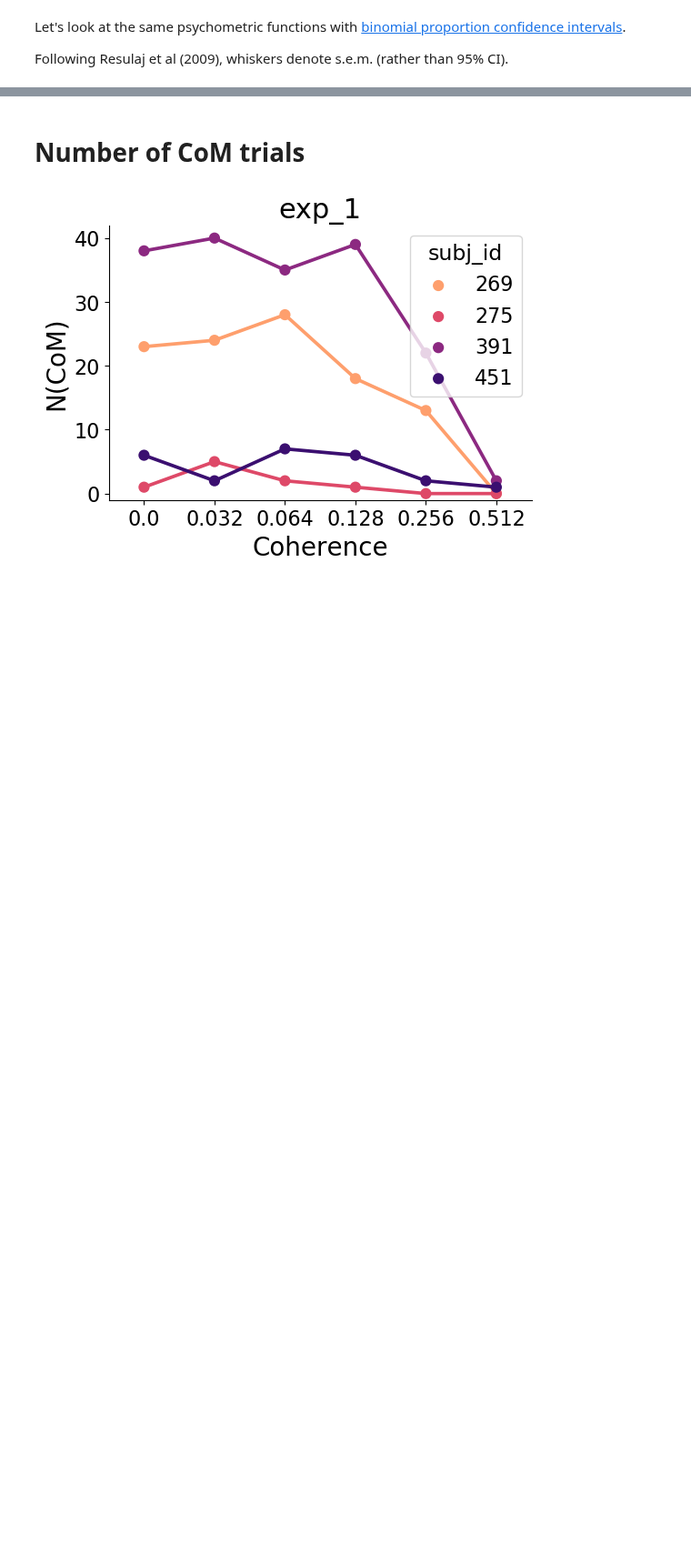
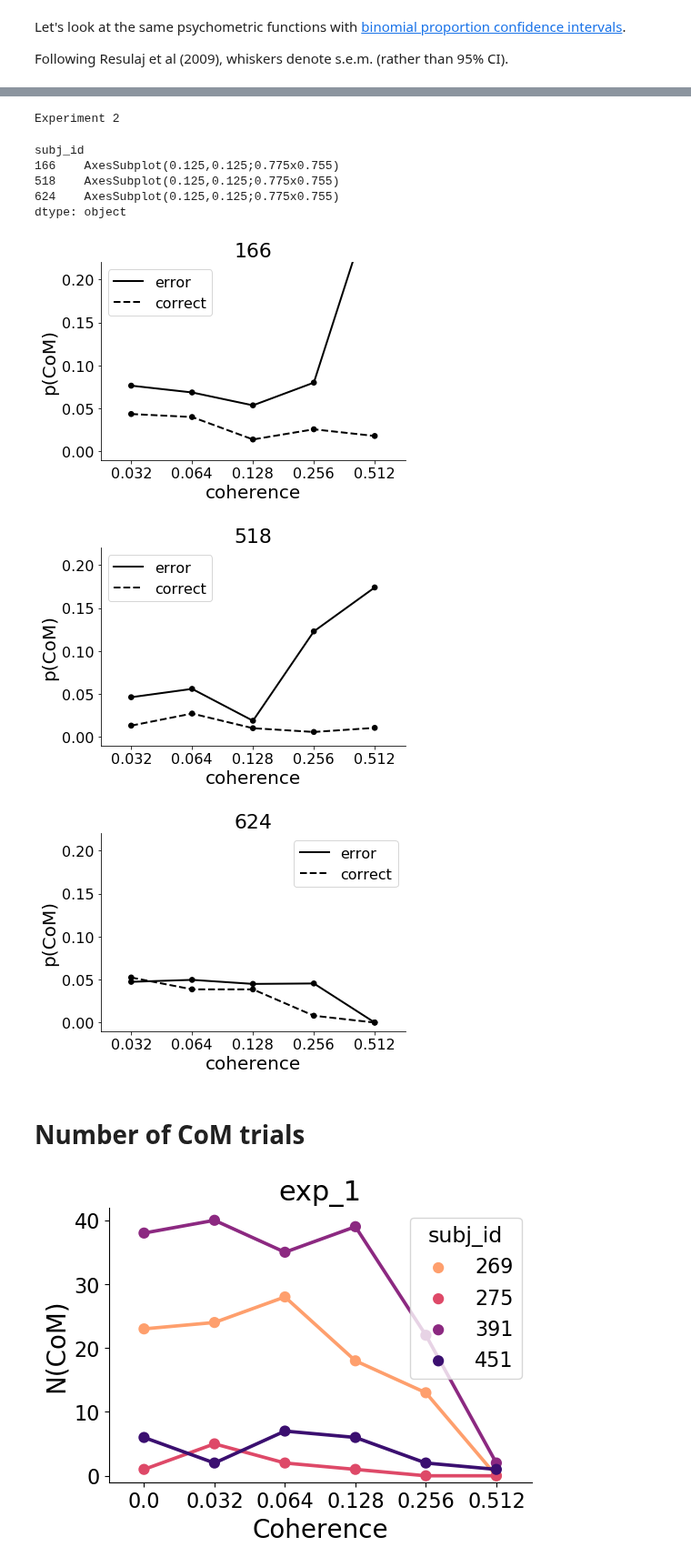
Before and after one commit to cherepaha/eyehandrdk, a Jupyter notebook: psychometrics.ipynb, the cells around one changed output, grey strips where cells are left out. Shown at 91% size. Drawn from its saved outputs; the diff is of its cells as text; code cells hidden in the pictures; blank space fills up the shorter version.

```diff
--- a/psychometrics.ipynb
+++ b/psychometrics.ipynb
@@ -169,3 +290,16 @@ plot_psychometric_function_ci(choices_2, exp_2)
+# %%
+print('Experiment 2')
+choices_2.groupby('subj_id').apply(lambda c: plot_p_com_by_is_correct(c, c.name))
+# %% [output]
+Experiment 2
+subj_id
+166    AxesSubplot(0.125,0.125;0.775x0.755)
+518    AxesSubplot(0.125,0.125;0.775x0.755)
+624    AxesSubplot(0.125,0.125;0.775x0.755)
+dtype: object
+[figure, added]
+[figure, added]
+[figure, added]
 # %% [markdown]
 <a name="n_com"></a>
 # Number of CoM trials
```
Also changed, not shown: parts of 9 cells of this notebook.
